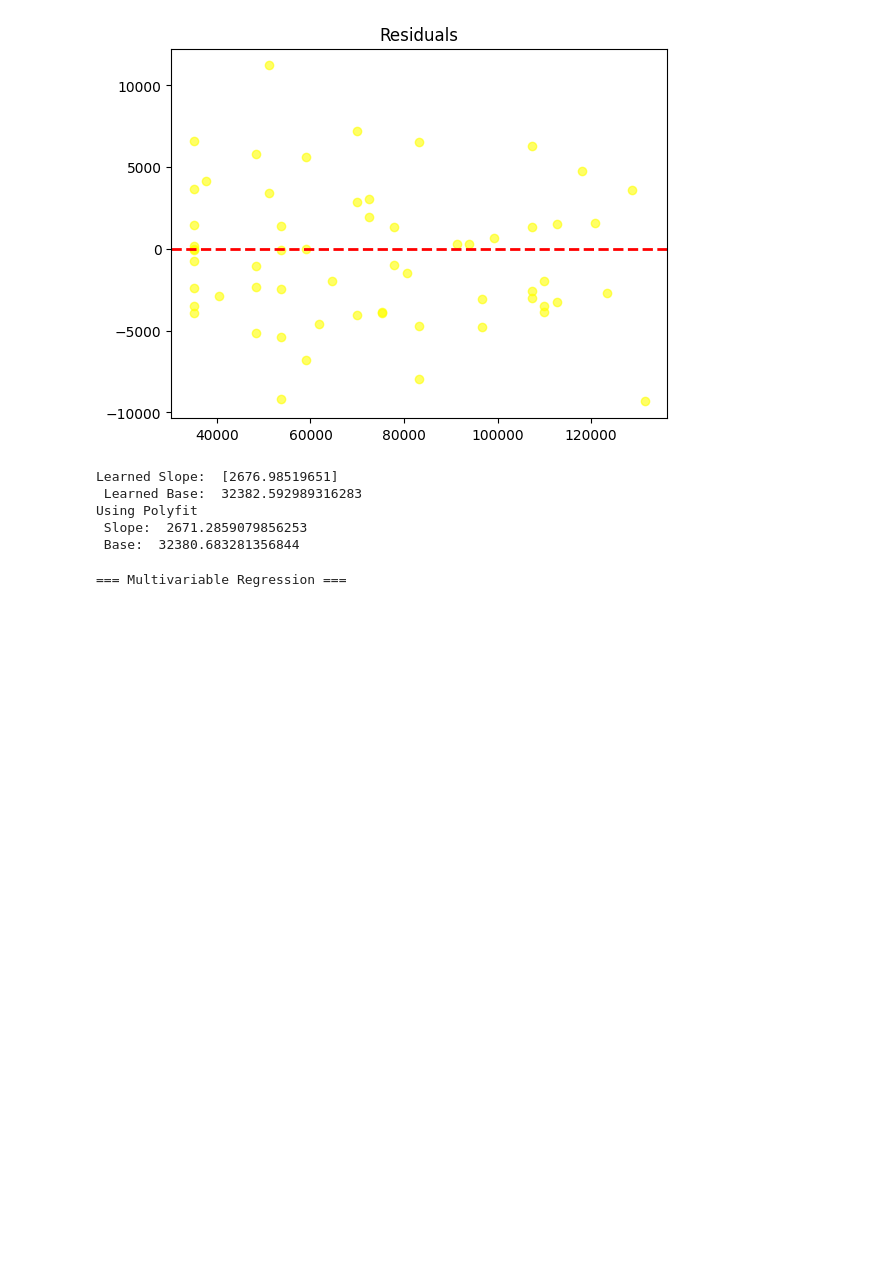
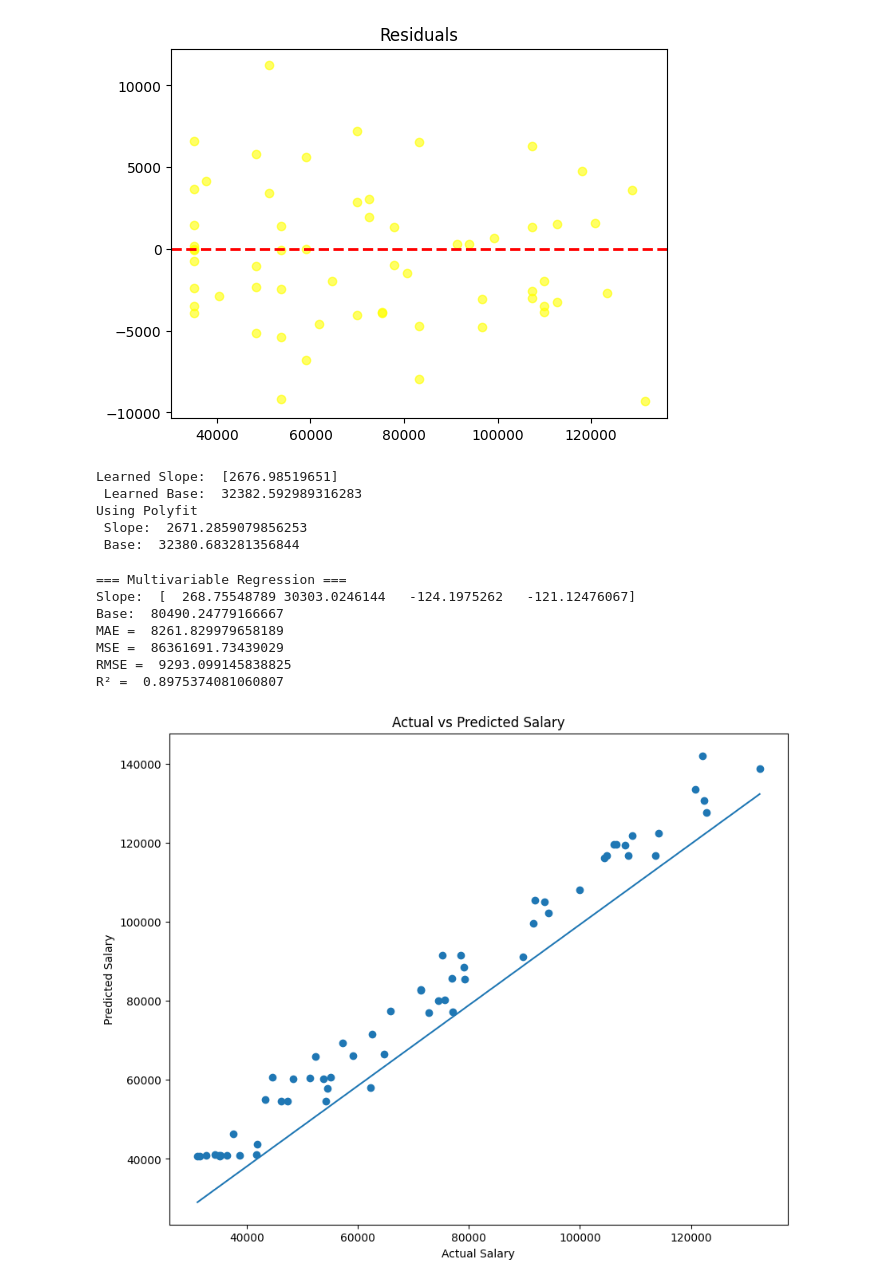
Before and after one commit to Eshwar-Aditya/ML-Roadmap, a Jupyter notebook: Week 4/Week_4_Regression.ipynb, the cells around one changed output. Cells and saved outputs as stored; diff of their text form; code cells hidden in the pictures; blank space fills up the shorter version.

```diff
--- a/Week 4/Week_4_Regression.ipynb
+++ b/Week 4/Week_4_Regression.ipynb
@@ -308,67 +308,73 @@ print("=== Multivariable Regression ===")
 employees = pd.read_csv('Employees_Linear_Full.csv')
 # -------------------------------------------------------------
 # Part B — Feature Engineering
 # -------------------------------------------------------------
 # TODO 2: One-hot encode categorical columns (Department)
-# employees = pd.get_dummies(...)
-
+employees = pd.get_dummies(employees,columns=['Department'],drop_first = True)
 # TODO 3: Select at least 3–5 features
-# Example:
-# X = employees[['ExperienceYears', 'Age', 'EducationLevel', ...]]
-# y = employees['Salary']
-
+X = employees[['Age','ExperienceYears','PerformanceScore','BonusPercent']]
+y = employees['Salary']
 # -------------------------------------------------------------
-# Part C — Scaling (optional but recommended)
+# Part C — Model Training
 # -------------------------------------------------------------
-# TODO 4: Initialize scaler and fit_transform on X_train, transform X_test
-# scaler = StandardScaler()
-# X_train_scaled = ...
-# X_test_scaled = ...
-
+# TODO 4: Train/test split (test_size=0.2)
+X_train,X_test,y_train,y_test = train_test_split(X,y,test_size = 0.2,random_state=42)
 # -------------------------------------------------------------
-# Part D — Model Training
+# Part D — Scaling (optional but recommended)
 # -------------------------------------------------------------
-# TODO 5: Train/test split (test_size=0.2)
-# X_train, X_test, y_train, y_test = ...
+# TODO 5: Initialize scaler and fit_transform on X_train, transform X_test
+scaler = StandardScaler()
+X_train_scaled = scaler.fit_transform(X_train)
+X_test_scaled = scaler.fit_transform(X_test)
 
 # TODO 6: Fit LinearRegression model on scaled features
-# model = LinearRegression()
-# model.fit(...)
+model = LinearRegression()
+model.fit(X_train_scaled,y_train)
 
 # TODO 7: Print model coefficients + intercept
-# print("Intercept =", ...)
-# print("Coefficients =", ...)
-
+slope = model.coef_
+base = model.intercept_
+print('Slope: ', slope)
+print('Base: ', base)
 # -------------------------------------------------------------
 # Part E — Predictions & Evaluation
 # -------------------------------------------------------------
 # TODO 8: Predict on X_test_scaled
-# y_pred = ...
-
+y_pred = model.predict(X_test_scaled)
 # TODO 9: Calculate MAE, MSE, RMSE, R²
-# print("MAE =", ...)
-# print("RMSE =", ...)
-# print("R² =", ...)
-
+print('MAE = ', mean_absolute_error(y_test,y_pred))
+print('MSE = ', mean_squared_error(y_test,y_pred))
+print('RMSE = ', np.sqrt(mean_squared_error(y_test,y_pred)))
+print('R² = ', r2_score(y_test,y_pred))
 # -------------------------------------------------------------
 # Part F — Visualization
 # -------------------------------------------------------------
 # TODO 10: Plot Actual vs Predicted Salary
-# plt.scatter(...)
-# plt.plot(...)
-# plt.show()
-
+plt.figure(figsize = (10,8))
+plt.title('Actual vs Predicted Salary')
+plt.scatter(y_test,y_pred)
+plt.plot([y_test.min(),y_test.max()],[y_train.min(),y_test.max()],linewidth = 1.5)
+plt.xlabel('Actual Salary')
+plt.ylabel('Predicted Salary')
+plt.show()
 # TODO 11: Plot residuals
-# residuals = ...
-# plt.scatter(...)
-# plt.axhline(...)
-# plt.show()
-
+residuals = y_pred - y_test
+plt.scatter(y_pred,residuals)
+plt.title('Residuals')
+plt.axhline(0,color='red',linestyle='--',linewidth=2)
+plt.show()
 # -------------------------------------------------------------
 # Part G — Interpretation
 # -------------------------------------------------------------
 # TODO 12: Print feature names next to coefficients (very important!)
-# for name, coef in zip(X.columns, model.coef_):
-#     print(name, ":", coef)
+for name,coef in zip(X.columns,model.coef_):
+  print(f"{name}: {coef}")
 # %% [output]
 === Multivariable Regression ===
+Slope:  [  268.75548789 30303.0246144   -124.1975262   -121.12476067]
+Base:  80490.24779166667
+MAE =  8261.829979658189
+MSE =  86361691.73439029
+RMSE =  9293.099145838825
+R² =  0.8975374081060807
+[figure, added]
```
Also changed, not shown: parts of 1 cell of this notebook.
